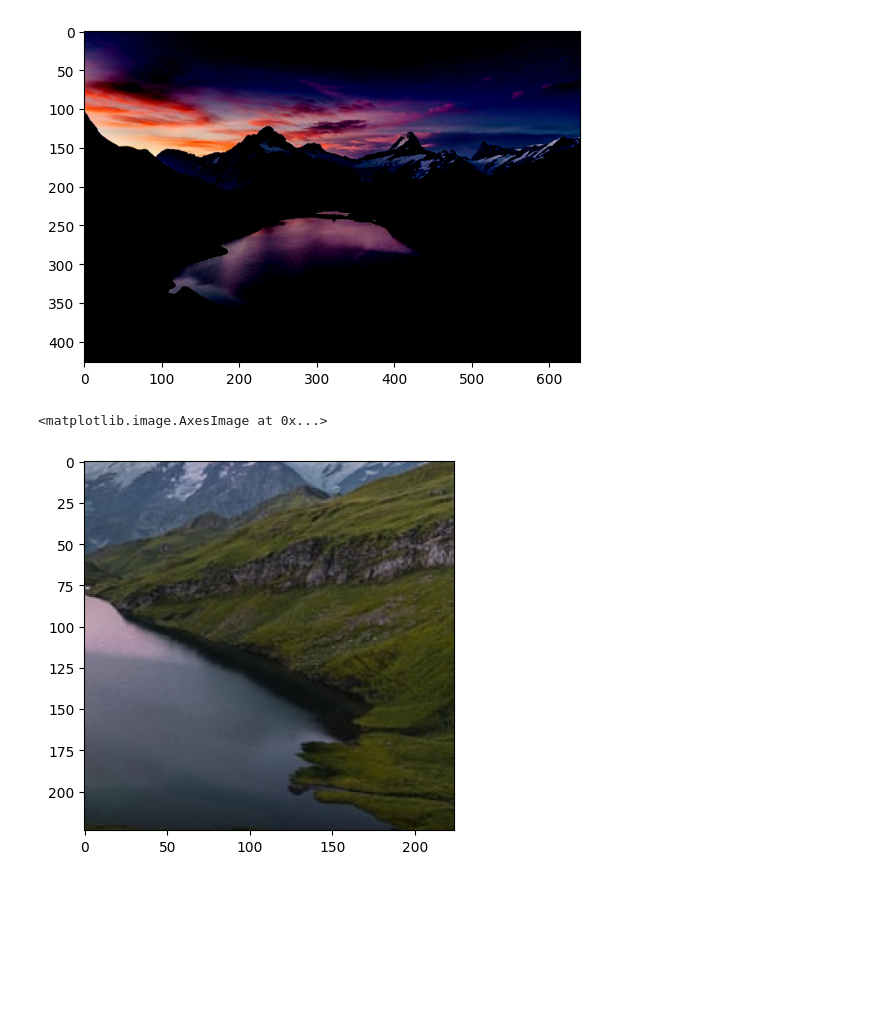
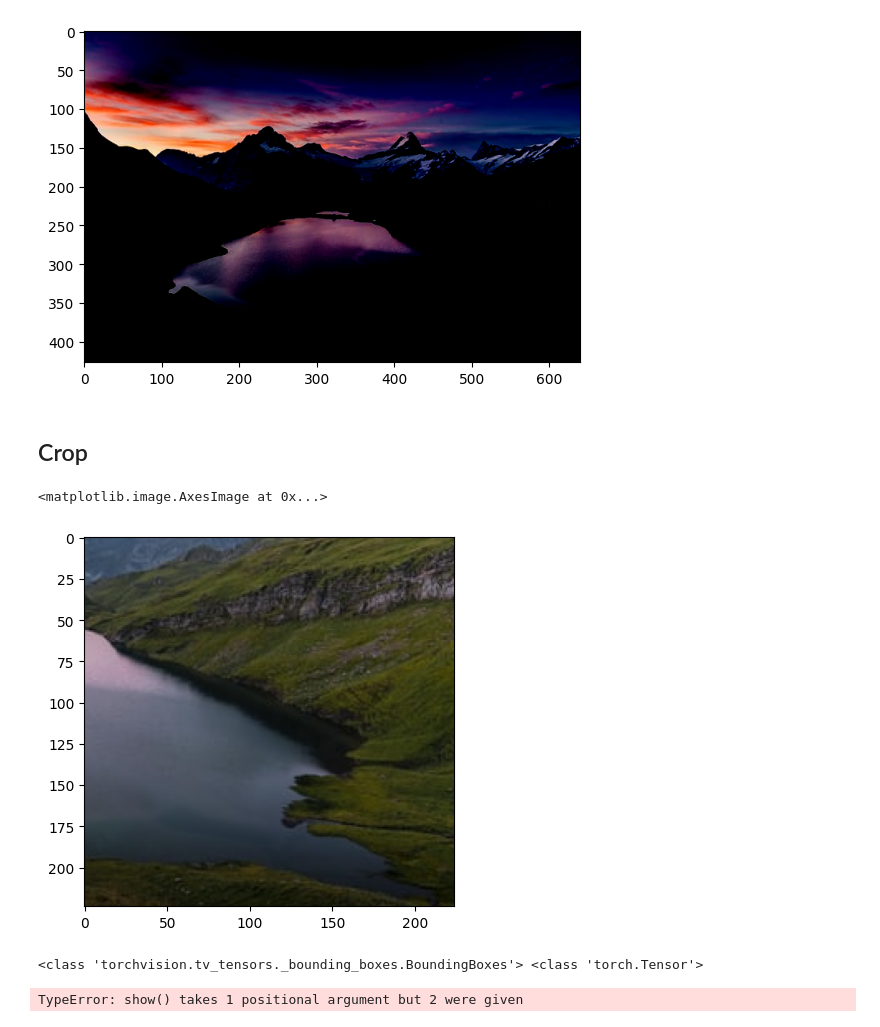
Before and after one commit to macorony/NeuralNetwork, a Jupyter notebook: Image_transforms.ipynb, the cells around one changed output. Drawn from its saved outputs; the diff is of its cells as text; code cells hidden in the pictures; blank space fills up the shorter version.

```diff
--- a/Image_transforms.ipynb
+++ b/Image_transforms.ipynb
@@ -35,5 +47,7 @@ torch.Size([3, 427, 640])
 [figure]
 # %% [markdown]
 ## No Augmentation
+# %%
+img_1 = Image.open("/content/drive/MyDrive/file_transmission/pic.jpg")
 # %%
 img_transform = transforms.Compose([transforms.ToTensor()])
@@ -72,10 +84,12 @@ plt.imshow(img_tensor.permute(1,2,0))
 WARNING:matplotlib.image:Clipping input data to the valid range for imshow with RGB data ([0..1] for floats or [0..255] for integers).
 <matplotlib.image.AxesImage at 0x...>
 [figure]
+# %% [markdown]
+## Crop
 # %%
 transforms = v2.RandomCrop(size=(224, 224))
-output = transforms(img)
+output = transforms(img_1)
 plt.imshow(output)
 # %% [output]
 <matplotlib.image.AxesImage at 0x...>
-[figure, old version]
+[figure, new version]
@@ -81,0 +109,4 @@ plt.imshow(output)
+# %%
+print(type(out_boxes), type(out_img))
+# %% [output]
+<class 'torchvision.tv_tensors._bounding_boxes.BoundingBoxes'> <class 'torch.Tensor'>
@@ -81,0 +116,4 @@ plt.imshow(output)
+# %%
+show(input, out_result)
+# %% [output]
+TypeError: show() takes 1 positional argument but 2 were given
```
Also changed, not shown: parts of 12 cells of this notebook.
